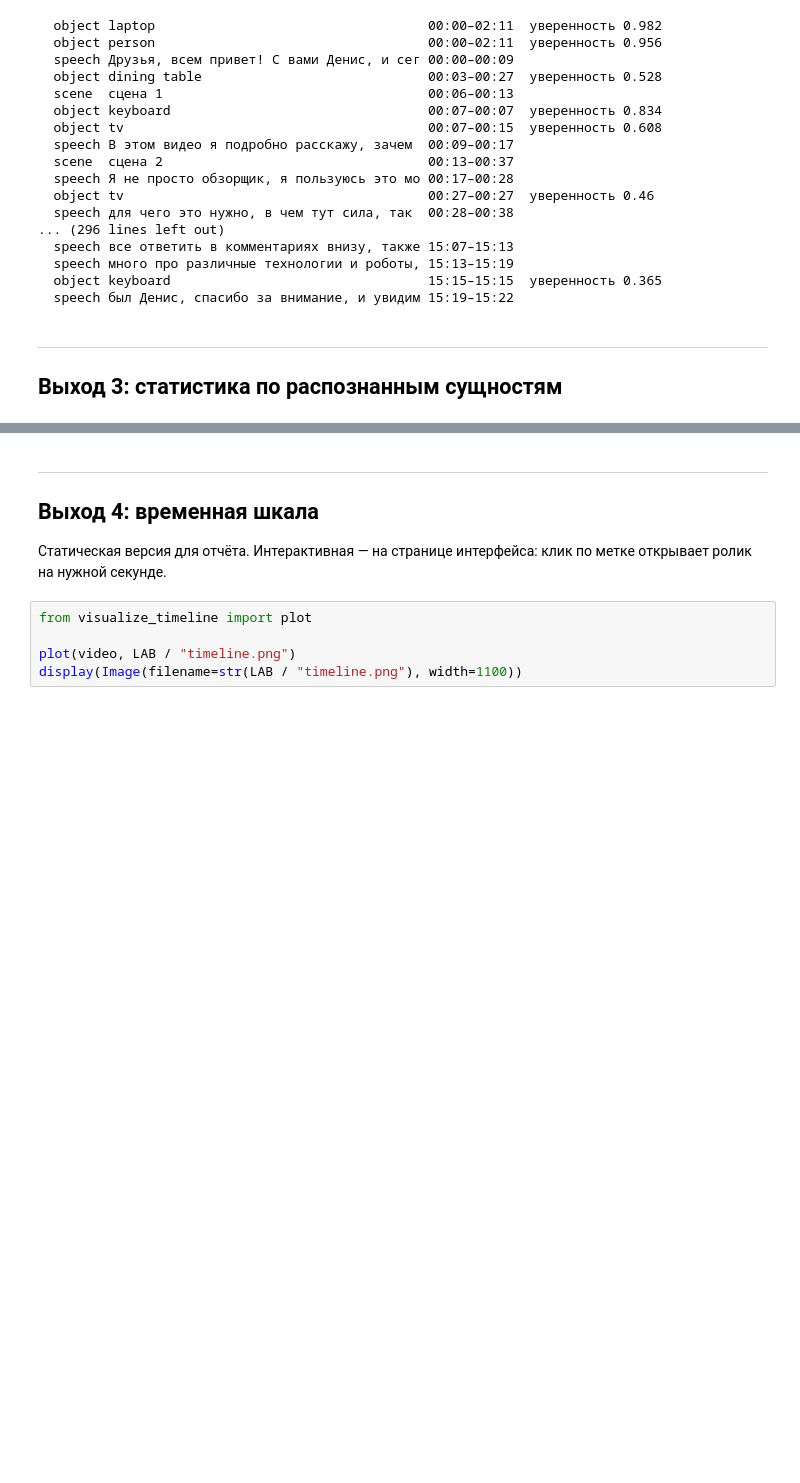
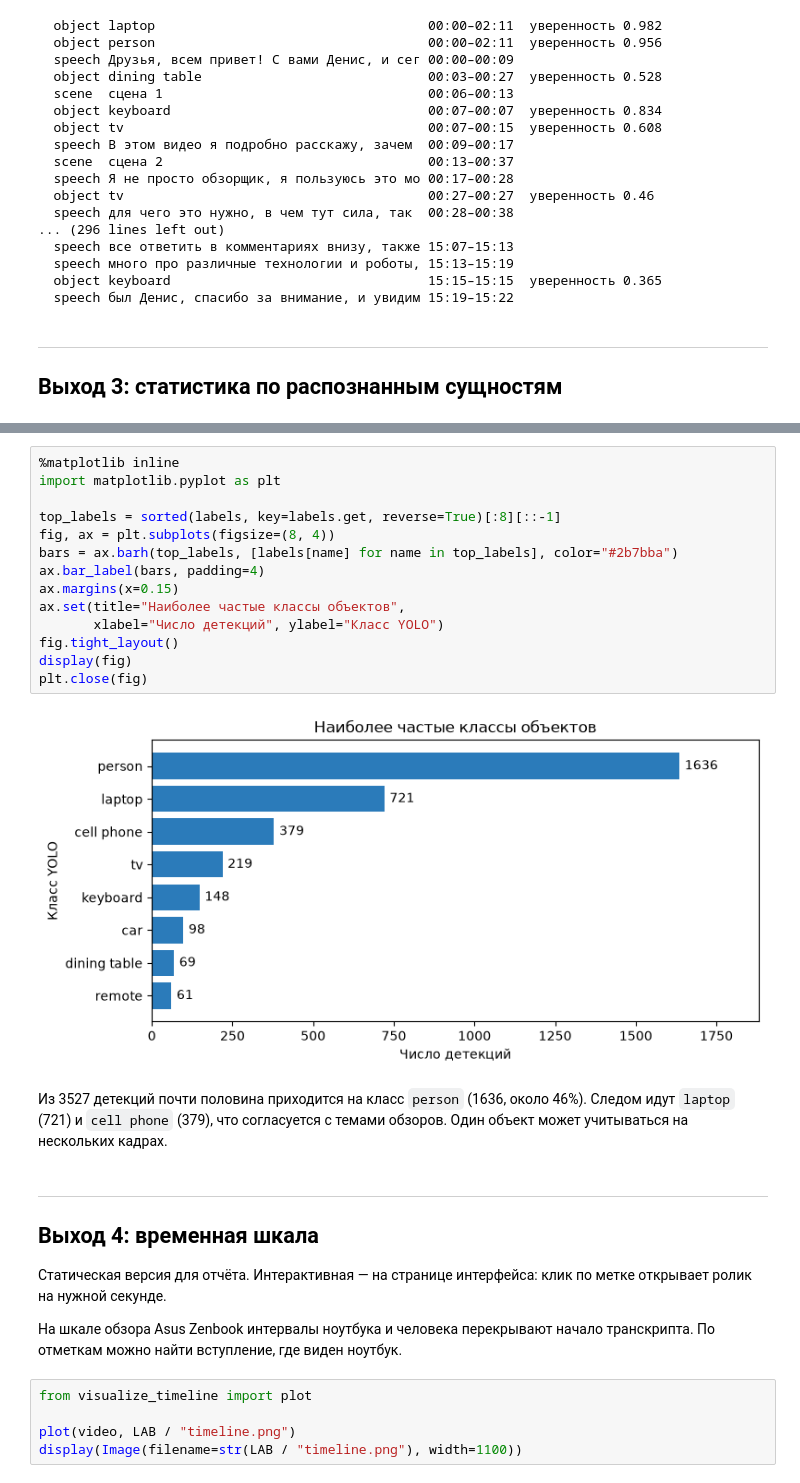
Before and after one commit to fortanello/web-mining, a Jupyter notebook: lab6/practice6.ipynb, the cells around one changed output, grey strips where cells are left out. Drawn from its saved outputs; the diff is of its cells as text; blank space fills up the shorter version.

```diff
--- a/lab6/practice6.ipynb
+++ b/lab6/practice6.ipynb
@@ -220,12 +222,35 @@ for index_video in index["videos"]:
   Обзор Huawei Pura 80 Ultra. Смартфон с р события: {'loud': 68, 'scene': 294, 'object': 113, 'speech': 251}
   HUAWEI PURA 80 спустя 2 месяца. Камера,  события: {'object': 107, 'speech': 295, 'scene': 209, 'loud': 3}
   ПОДРОБНЫЙ ОБЗОР Samsung Galaxy S8: Лучша события: {'object': 46, 'speech': 297, 'scene': 8}
+# %%
+%matplotlib inline
+import matplotlib.pyplot as plt
+
+top_labels = sorted(labels, key=labels.get, reverse=True)[:8][::-1]
+fig, ax = plt.subplots(figsize=(8, 4))
+bars = ax.barh(top_labels, [labels[name] for name in top_labels], color="#2b7bba")
+ax.bar_label(bars, padding=4)
+ax.margins(x=0.15)
+ax.set(title="Наиболее частые классы объектов",
+       xlabel="Число детекций", ylabel="Класс YOLO")
+fig.tight_layout()
+display(fig)
+plt.close(fig)
+# %% [output]
+[figure, added]
+# %% [markdown]
+Из 3527 детекций почти половина приходится на класс `person` (1636, около 46%).
+Следом идут `laptop` (721) и `cell phone` (379), что согласуется с темами обзоров.
+Один объект может учитываться на нескольких кадрах.
 # %% [markdown]
 ---
 ## Выход 4: временная шкала
 
 Статическая версия для отчёта. Интерактивная — на странице интерфейса:
 клик по метке открывает ролик на нужной секунде.
+
+На шкале обзора Asus Zenbook интервалы ноутбука и человека перекрывают
+начало транскрипта. По отметкам можно найти вступление, где виден ноутбук.
 # %%
 from visualize_timeline import plot
 
```
Also changed, not shown: parts of 6 cells of this notebook, 19 other files.
